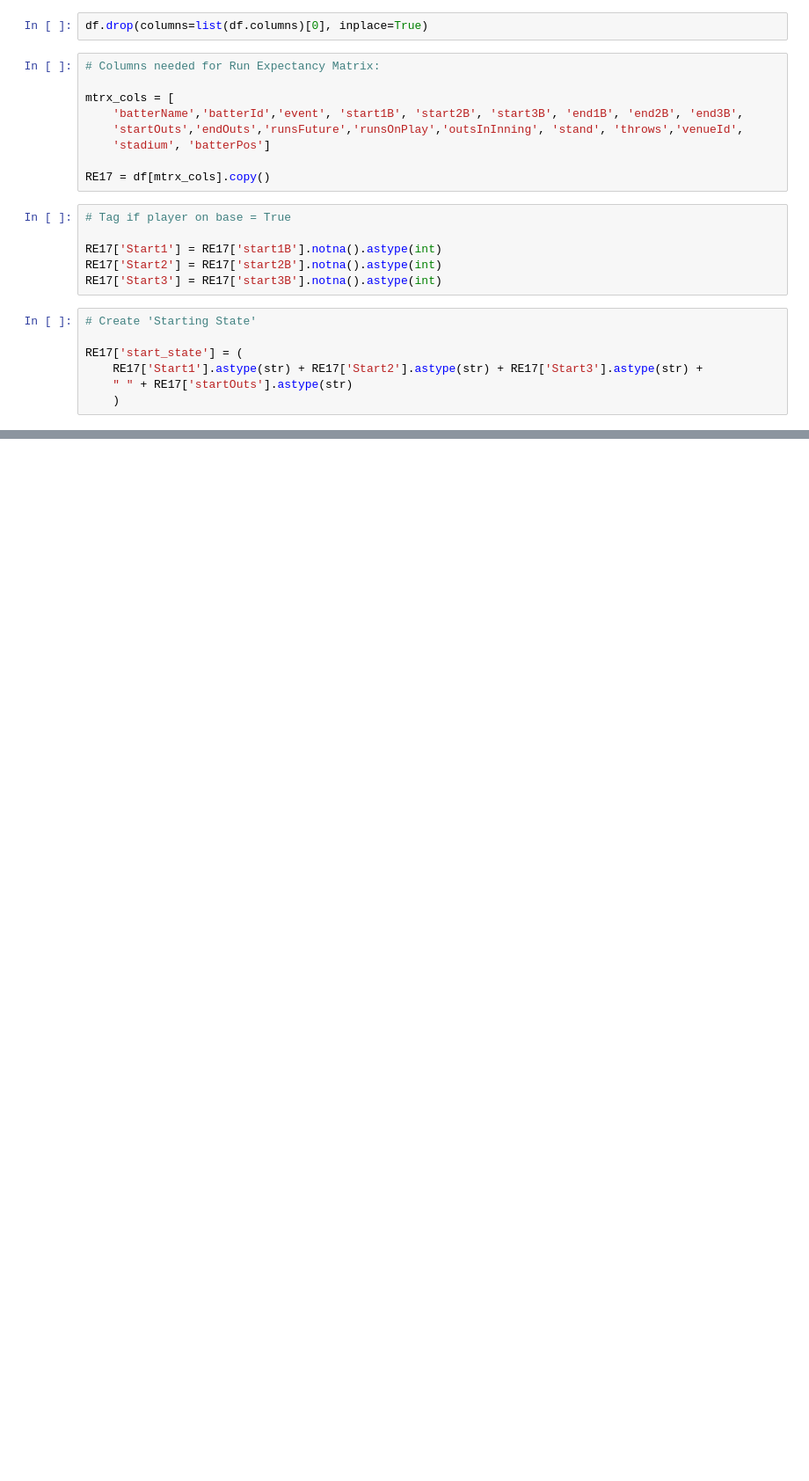
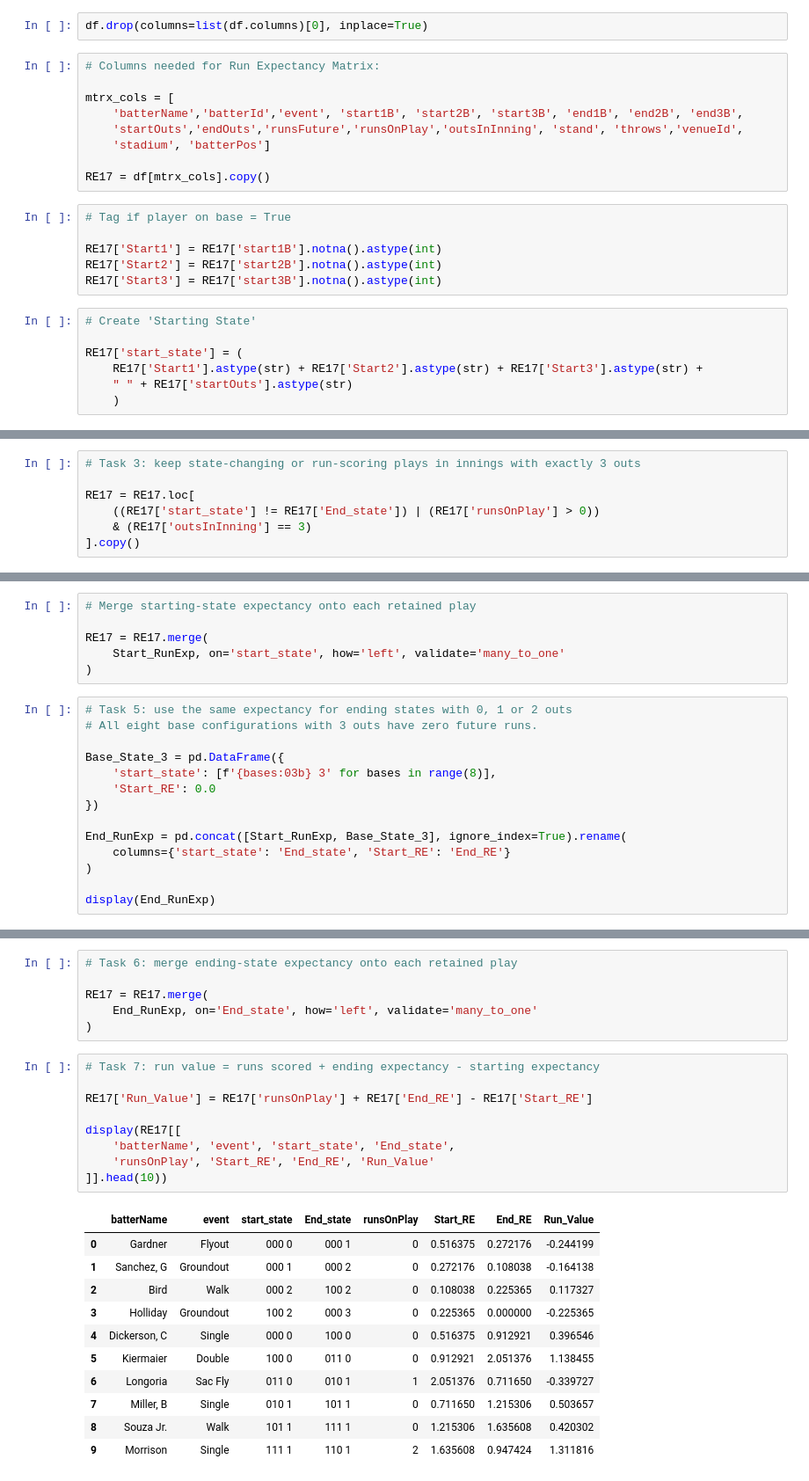
Before and after one commit to nickchedzoy1998-rgb/Sports-Analytics, a Jupyter notebook: Module2_Moneyball_and_Beyond/Week4_Run_Expectancy.ipynb, the cells around one changed output, grey strips where cells are left out. Shown at 88% size. Drawn from its saved outputs; the diff is of its cells as text; blank space fills up the shorter version.

```diff
--- a/Module2_Moneyball_and_Beyond/Week4_Run_Expectancy.ipynb
+++ b/Module2_Moneyball_and_Beyond/Week4_Run_Expectancy.ipynb
@@ -40,3 +41,10 @@ RE17['End_state'] = (
     RE17['End1'].astype(str) + RE17['End2'].astype(str) + RE17['End3'].astype(str) +
     " " + RE17['endOuts'].astype(str)
     )
+# %%
+# Task 3: keep state-changing or run-scoring plays in innings with exactly 3 outs
+
+RE17 = RE17.loc[
+    ((RE17['start_state'] != RE17['End_state']) | (RE17['runsOnPlay'] > 0))
+    & (RE17['outsInInning'] == 3)
+].copy()
@@ -42,0 +80,20 @@ RE17['End_state'] = (
+# %%
+# Merge starting-state expectancy onto each retained play
+
+RE17 = RE17.merge(
+    Start_RunExp, on='start_state', how='left', validate='many_to_one'
+)
+# %%
+# Task 5: use the same expectancy for ending states with 0, 1 or 2 outs
+# All eight base configurations with 3 outs have zero future runs.
+
+Base_State_3 = pd.DataFrame({
+    'start_state': [f'{bases:03b} 3' for bases in range(8)],
+    'Start_RE': 0.0
+})
+
+End_RunExp = pd.concat([Start_RunExp, Base_State_3], ignore_index=True).rename(
+    columns={'start_state': 'End_state', 'Start_RE': 'End_RE'}
+)
+
+display(End_RunExp)
@@ -42,0 +118,27 @@ RE17['End_state'] = (
+# %%
+# Task 6: merge ending-state expectancy onto each retained play
+
+RE17 = RE17.merge(
+    End_RunExp, on='End_state', how='left', validate='many_to_one'
+)
+# %%
+# Task 7: run value = runs scored + ending expectancy - starting expectancy
+
+RE17['Run_Value'] = RE17['runsOnPlay'] + RE17['End_RE'] - RE17['Start_RE']
+
+display(RE17[[
+    'batterName', 'event', 'start_state', 'End_state',
+    'runsOnPlay', 'Start_RE', 'End_RE', 'Run_Value'
+]].head(10))
+# %% [output]
+|  | batterName | event | start_state | End_state | runsOnPlay | Start_RE | End_RE | Run_Value |
+| 0 | Gardner | Flyout | 000 0 | 000 1 | 0 | 0.516375 | 0.272176 | -0.244199 |
+| 1 | Sanchez, G | Groundout | 000 1 | 000 2 | 0 | 0.272176 | 0.108038 | -0.164138 |
+| 2 | Bird | Walk | 000 2 | 100 2 | 0 | 0.108038 | 0.225365 | 0.117327 |
+| 3 | Holliday | Groundout | 100 2 | 000 3 | 0 | 0.225365 | 0.000000 | -0.225365 |
+| 4 | Dickerson, C | Single | 000 0 | 100 0 | 0 | 0.516375 | 0.912921 | 0.396546 |
+| 5 | Kiermaier | Double | 100 0 | 011 0 | 0 | 0.912921 | 2.051376 | 1.138455 |
+| 6 | Longoria | Sac Fly | 011 0 | 010 1 | 1 | 2.051376 | 0.711650 | -0.339727 |
+| 7 | Miller, B | Single | 010 1 | 101 1 | 0 | 0.711650 | 1.215306 | 0.503657 |
+| 8 | Souza Jr. | Walk | 101 1 | 111 1 | 0 | 1.215306 | 1.635608 | 0.420302 |
+| 9 | Morrison | Single | 111 1 | 110 1 | 2 | 1.635608 | 0.947424 | 1.311816 |
```
Also changed, not shown: parts of 32 cells of this notebook, 2 other files.
